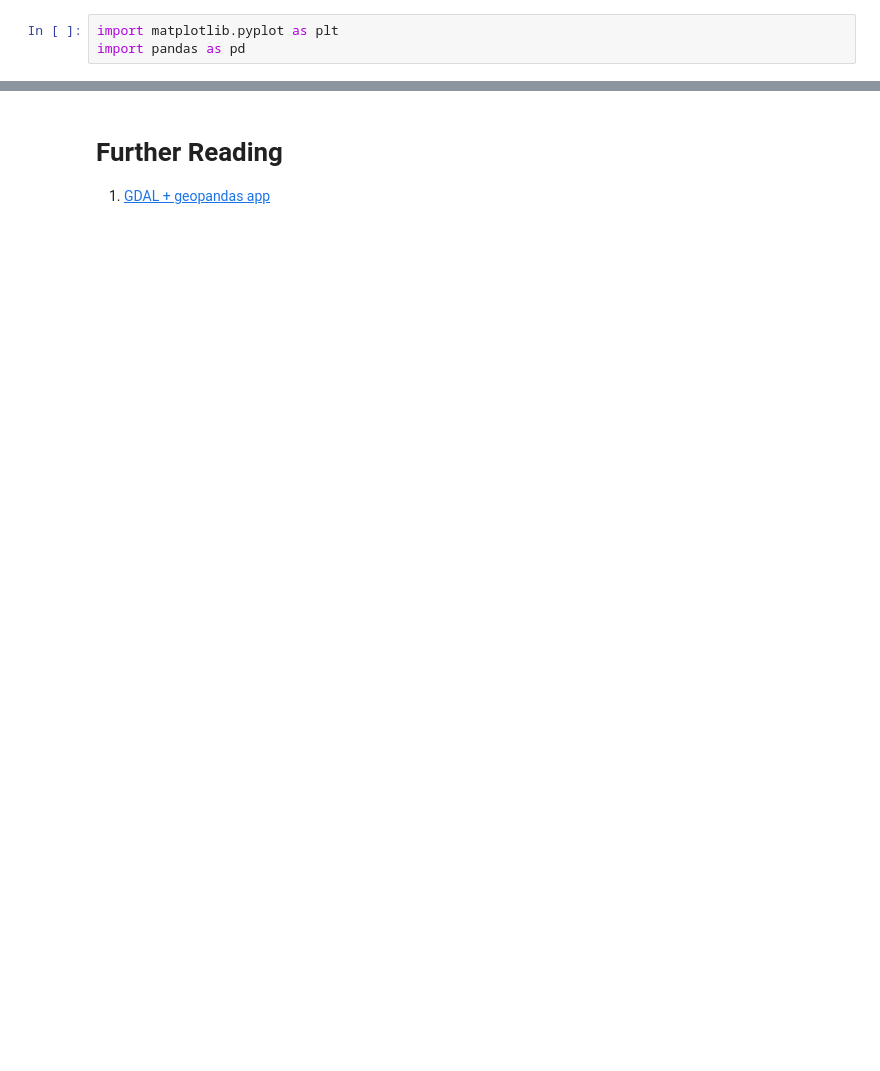
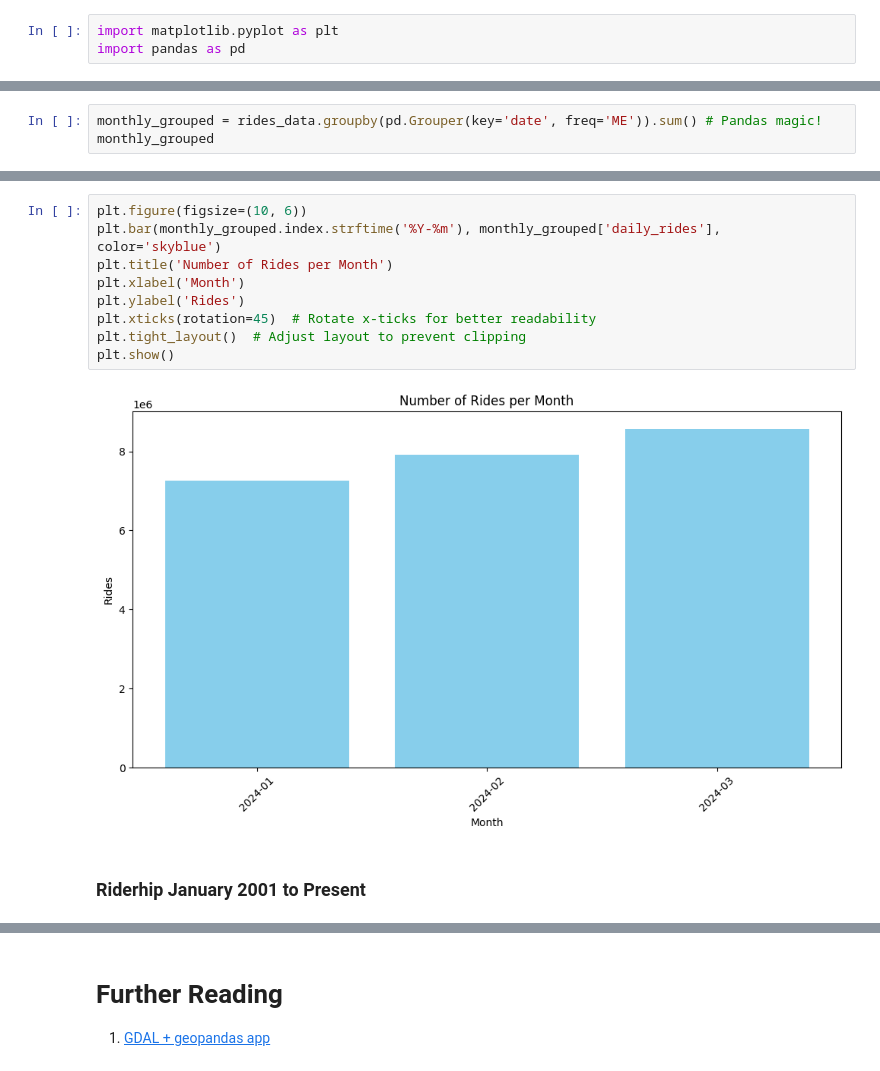
Before and after one commit to gerryster/transit-visualizations, a Jupyter notebook: data/cta-l/initial-analysis.ipynb, the cells around one changed output, grey strips where cells are left out. Cells and saved outputs as stored; diff of their text form; blank space fills up the shorter version.

```diff
--- a/data/cta-l/initial-analysis.ipynb
+++ b/data/cta-l/initial-analysis.ipynb
@@ -244,0 +263,3 @@ plt.show()
+# %%
+monthly_grouped = rides_data.groupby(pd.Grouper(key='date', freq='ME')).sum() # Pandas magic!
+monthly_grouped
@@ -244,0 +272,13 @@ plt.show()
+# %%
+plt.figure(figsize=(10, 6))
+plt.bar(monthly_grouped.index.strftime('%Y-%m'), monthly_grouped['daily_rides'], color='skyblue')
+plt.title('Number of Rides per Month')
+plt.xlabel('Month')
+plt.ylabel('Rides')
+plt.xticks(rotation=45)  # Rotate x-ticks for better readability
+plt.tight_layout()  # Adjust layout to prevent clipping
+plt.show()
+# %% [output]
+[figure, added]
+# %% [markdown]
+### Riderhip January 2001 to Present
```
Also changed, not shown: parts of 12 cells of this notebook, 1 other file.
